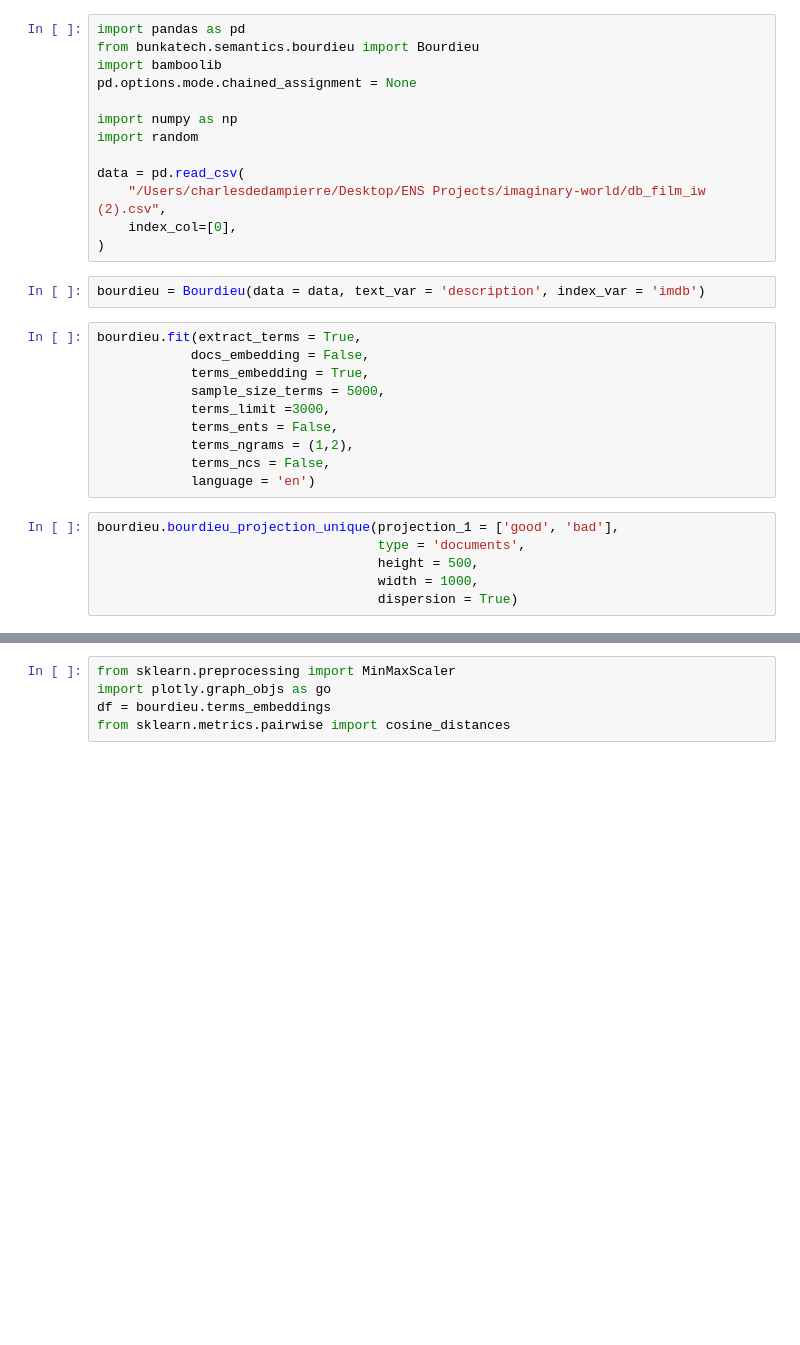
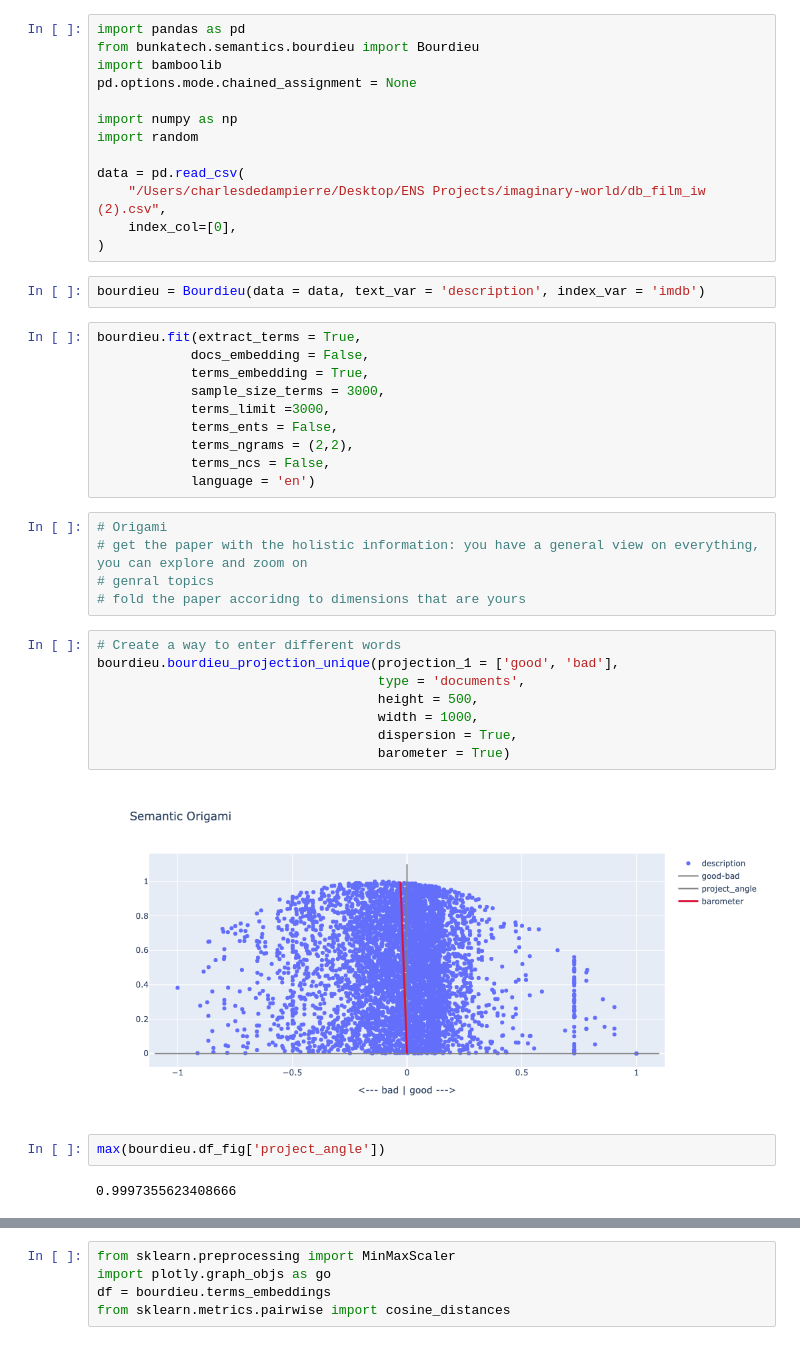
Before and after one commit to charlesdedampierre/bunkatech, a Jupyter notebook: demo_bourdieu.ipynb, the cells around one changed output, grey strips where cells are left out. Cells and saved outputs as stored; diff of their text form; blank space fills up the shorter version.

```diff
--- a/demo_bourdieu.ipynb
+++ b/demo_bourdieu.ipynb
@@ -17,16 +17,29 @@ bourdieu = Bourdieu(data = data, text_var = 'description', index_var = 'imdb')
 bourdieu.fit(extract_terms = True,
             docs_embedding = False,
             terms_embedding = True,
-            sample_size_terms = 5000,
+            sample_size_terms = 3000,
             terms_limit =3000,
             terms_ents = False,
-            terms_ngrams = (1,2),
+            terms_ngrams = (2,2),
             terms_ncs = False,
             language = 'en')
+# %%
+# Origami
+# get the paper with the holistic information: you have a general view on everything, you can explore and zoom on
+# genral topics
+# fold the paper accoridng to dimensions that are yours
 # %%
+# Create a way to enter different words
 bourdieu.bourdieu_projection_unique(projection_1 = ['good', 'bad'],
                                     type = 'documents',
                                     height = 500,
                                     width = 1000,
-                                    dispersion = True)
+                                    dispersion = True,
+                                    barometer = True)
+# %% [output]
+[figure, added]
+# %%
+max(bourdieu.df_fig['project_angle'])
+# %% [output]
+0.9997355623408666
 # %%
```
Also changed, not shown: parts of 6 cells of this notebook, 11 other files.
